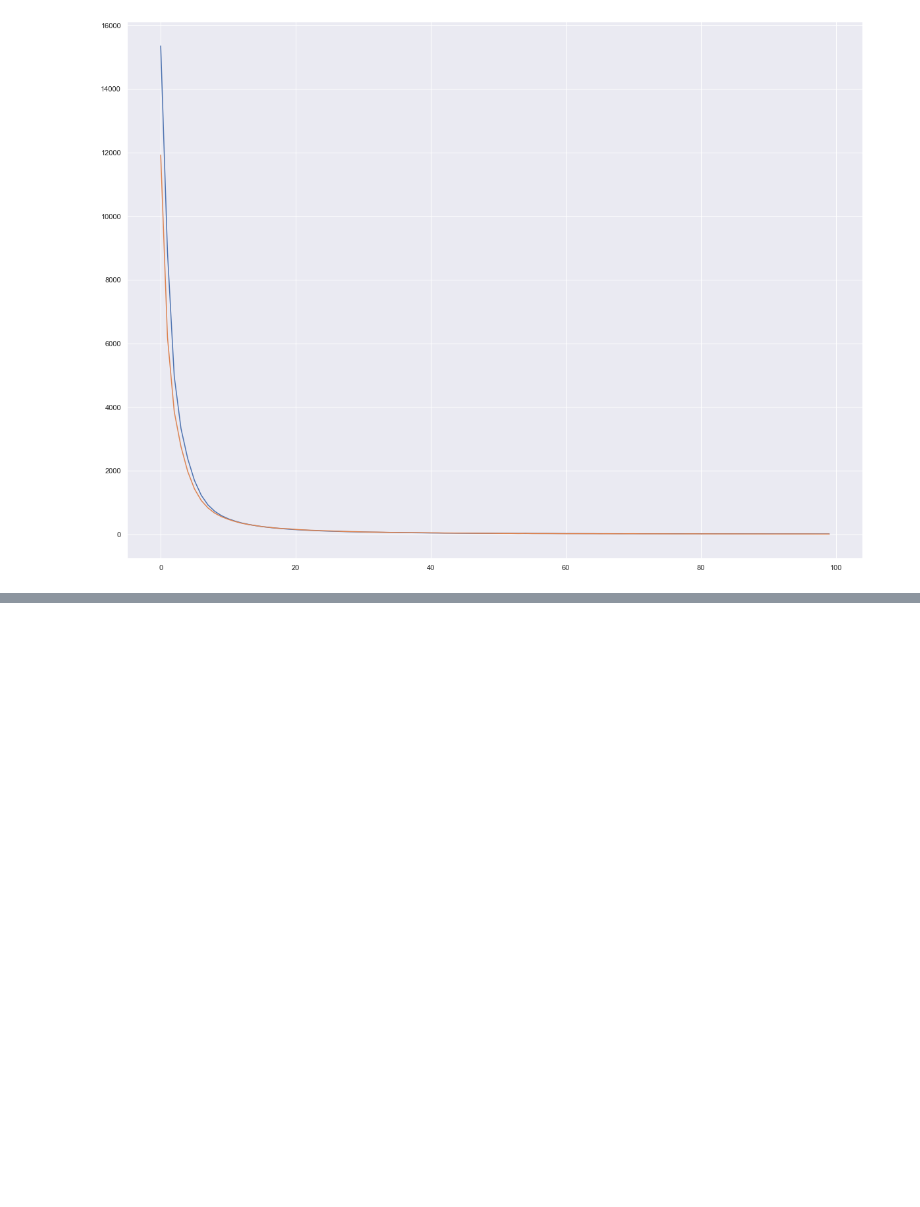
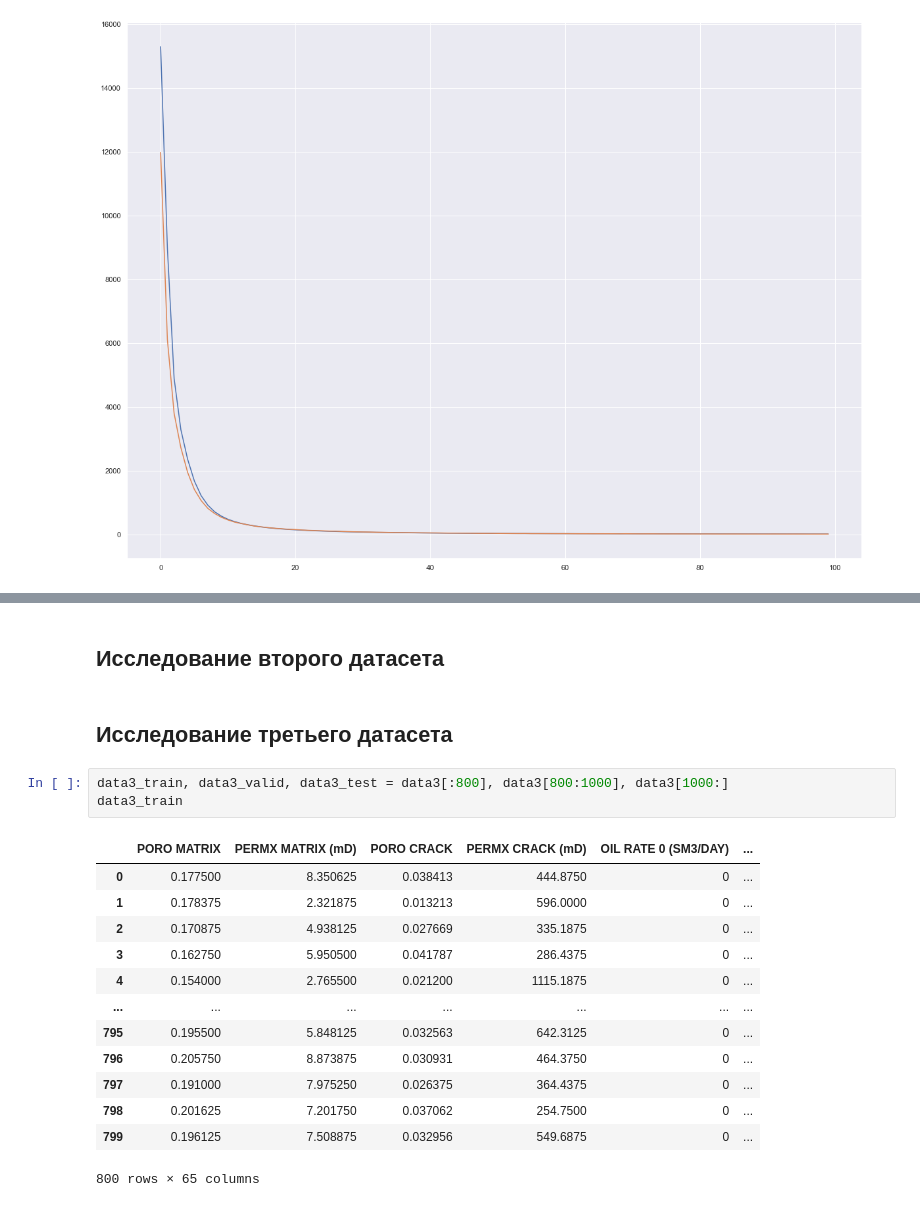
Before and after one commit to mualal/ml-experiments, a Jupyter notebook: reservoir_exploration.ipynb, the cells around one changed output, grey strips where cells are left out. Cells and saved outputs as stored; diff of their text form; blank space fills up the shorter version.

```diff
--- a/reservoir_exploration.ipynb
+++ b/reservoir_exploration.ipynb
@@ -439,0 +427,21 @@ plt.hist(relative_error, bins=30)
+# %% [markdown]
+## Исследование второго датасета
+# %% [markdown]
+## Исследование третьего датасета
+# %%
+data3_train, data3_valid, data3_test = data3[:800], data3[800:1000], data3[1000:]
+data3_train
+# %% [output]
+|  | PORO MATRIX | PERMX MATRIX (mD) | PORO CRACK | PERMX CRACK (mD) | OIL RATE 0 (SM3/DAY) | ... |
+| 0 | 0.177500 | 8.350625 | 0.038413 | 444.8750 | 0 | ... |
+| 1 | 0.178375 | 2.321875 | 0.013213 | 596.0000 | 0 | ... |
+| 2 | 0.170875 | 4.938125 | 0.027669 | 335.1875 | 0 | ... |
+| 3 | 0.162750 | 5.950500 | 0.041787 | 286.4375 | 0 | ... |
+| 4 | 0.154000 | 2.765500 | 0.021200 | 1115.1875 | 0 | ... |
+| ... | ... | ... | ... | ... | ... | ... |
+| 795 | 0.195500 | 5.848125 | 0.032563 | 642.3125 | 0 | ... |
+| 796 | 0.205750 | 8.873875 | 0.030931 | 464.3750 | 0 | ... |
+| 797 | 0.191000 | 7.975250 | 0.026375 | 364.4375 | 0 | ... |
+| 798 | 0.201625 | 7.201750 | 0.037062 | 254.7500 | 0 | ... |
+| 799 | 0.196125 | 7.508875 | 0.032956 | 549.6875 | 0 | ... |
+800 rows × 65 columns
```
Also changed, not shown: parts of 12 cells of this notebook, 3 other files.
